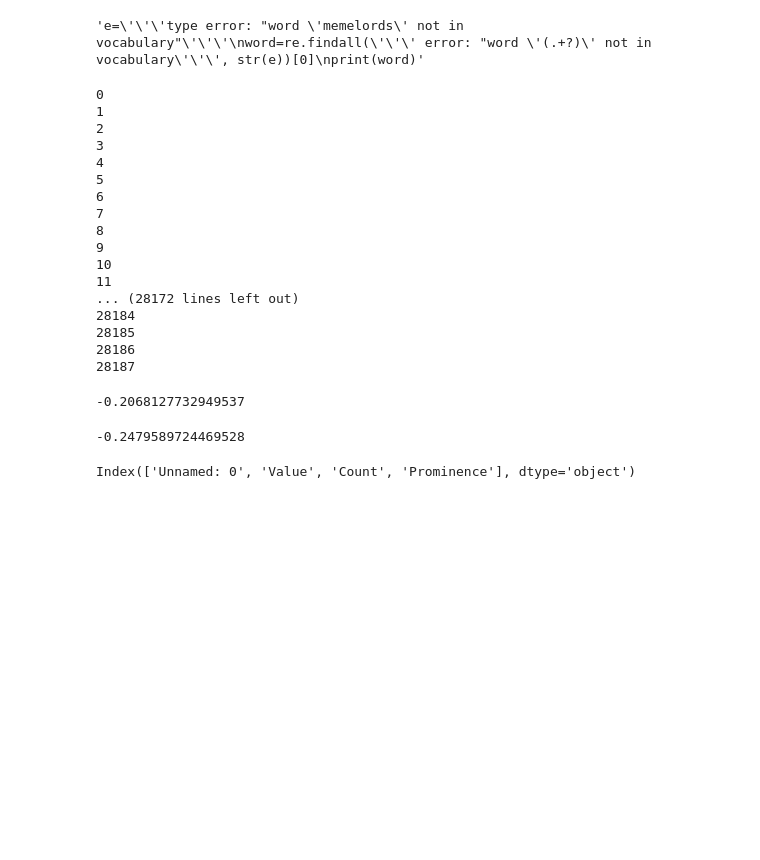
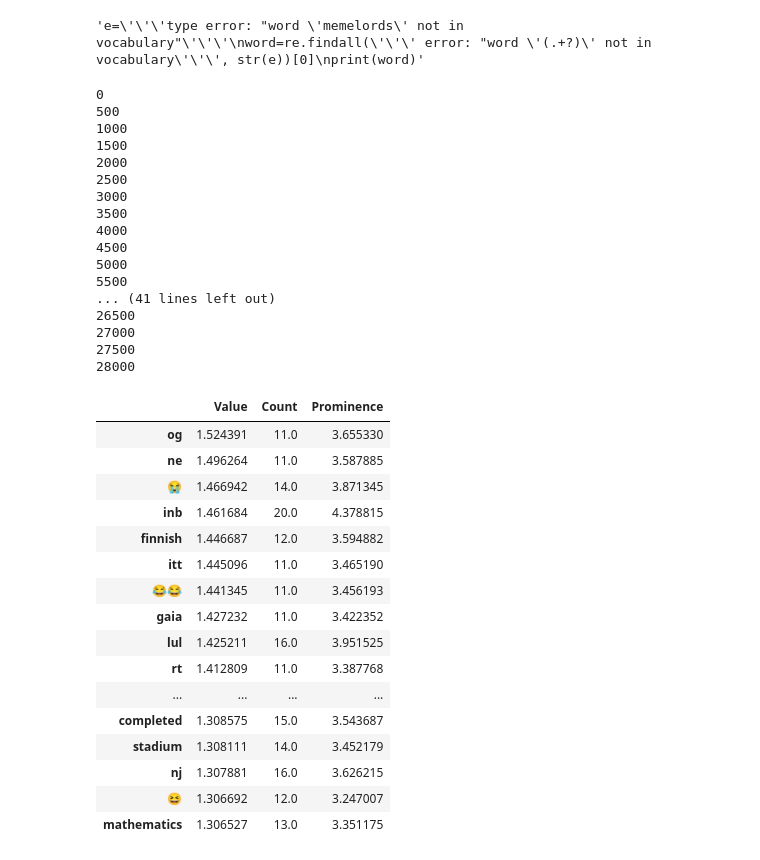
Before and after one commit to Nowado/Reddit_Anomalies, a Jupyter notebook: Anomalous_tokens.ipynb, the cells around one changed output. Cells and saved outputs as stored; diff of their text form; code cells hidden in the pictures; blank space fills up the shorter version.

```diff
--- a/Anomalous_tokens.ipynb
+++ b/Anomalous_tokens.ipynb
@@ -125,7 +125,8 @@ def target_wv2distances(wv,missing):
         words.append(word)
     for i in range(len(words)):
         if words[i] not in missing:
-            print(i,len(words))
+            if i%500 == 0:
+                print(i,len(words))
             for j in range(len(words)):
                 if words[j] not in missing:
                     j+=i
@@ -142,7 +143,8 @@ def ref_wv2distances(target_wv,reference_wv):
     start=0
     missing=[]
     for i in range(len(words)):
-        print(i,len(words))
+        if i%500 == 0:
+            print(i,len(words))
         for j in range(len(words)):
             j+=start
             try:
@@ -223,28 +225,29 @@ dists_comp=np.absolute(dists_t-dists_ref)
 i=0
 #dists_comp=np.absolute(dists_t-dists_ref)
 for word in target_wv.vocab.keys():
-    print(i)
+    if i%500 == 0:
+        print(i)
     temp=np.sum(dists_comp[i,:])+np.sum(dists_comp[:,i])
     ranks.loc[word]=[temp,frequency[word],0]
     i+=1
 # %% [output]
 0
-1
-2
-3
-4
-5
-6
-7
-8
-9
-10
-11
-... (28172 lines left out)
-28184
-28185
-28186
-28187
+500
+1000
+1500
+2000
+2500
+3000
+3500
+4000
+4500
+5000
+5500
+... (41 lines left out)
+26500
+27000
+27500
+28000
 # %%
 ranks['Value']=ranks['Value']/ranks['Value'].mean()
 # %%
@@ -253,5 +256,3 @@ ranks['Prominence']=ranks['Value']*np.log(ranks['Count'])
 ranks=ranks.sort_values('Value',ascending=False)
 # %%
 ranks.to_csv('result.csv')
-# %%
-ranks=pd.read_csv('result.csv')
@@ -260,10 +259,2 @@ ranks.to_csv('result.csv')
-# %%
-dists_t.min()
-# %% [output]
--0.2068127732949537
-# %%
-dists_ref.min()
-# %% [output]
--0.2479589724469528
 # %%
 filtered=ranks[ranks['Count']>10]
@@ -272,4 +261,21 @@ filtered
-# %%
-filtered.columns
-# %% [output]
-Index(['Unnamed: 0', 'Value', 'Count', 'Prominence'], dtype='object')
+# %%
+pd.options.display.max_rows = 150
+filtered[:120]
+# %% [output]
+|  | Value | Count | Prominence |
+| og | 1.524391 | 11.0 | 3.655330 |
+| ne | 1.496264 | 11.0 | 3.587885 |
+| 😭 | 1.466942 | 14.0 | 3.871345 |
+| inb | 1.461684 | 20.0 | 4.378815 |
+| finnish | 1.446687 | 12.0 | 3.594882 |
+| itt | 1.445096 | 11.0 | 3.465190 |
+| 😂😂 | 1.441345 | 11.0 | 3.456193 |
+| gaia | 1.427232 | 11.0 | 3.422352 |
+| lul | 1.425211 | 16.0 | 3.951525 |
+| rt | 1.412809 | 11.0 | 3.387768 |
+| ... | ... | ... | ... |
+| completed | 1.308575 | 15.0 | 3.543687 |
+| stadium | 1.308111 | 14.0 | 3.452179 |
+| nj | 1.307881 | 16.0 | 3.626215 |
+| 😆 | 1.306692 | 12.0 | 3.247007 |
+| mathematics | 1.306527 | 13.0 | 3.351175 |
```
Also changed, not shown: parts of 4 cells of this notebook.
